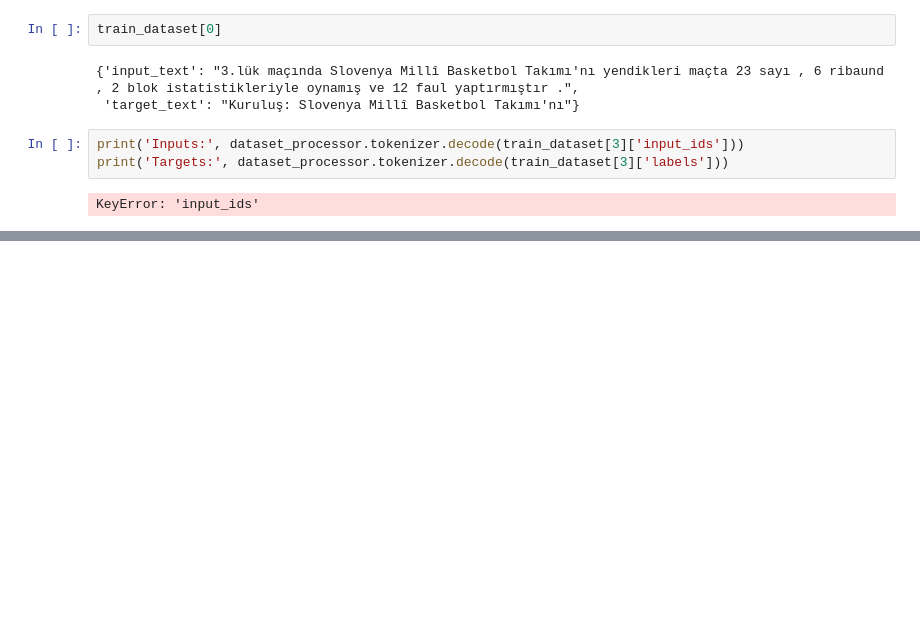
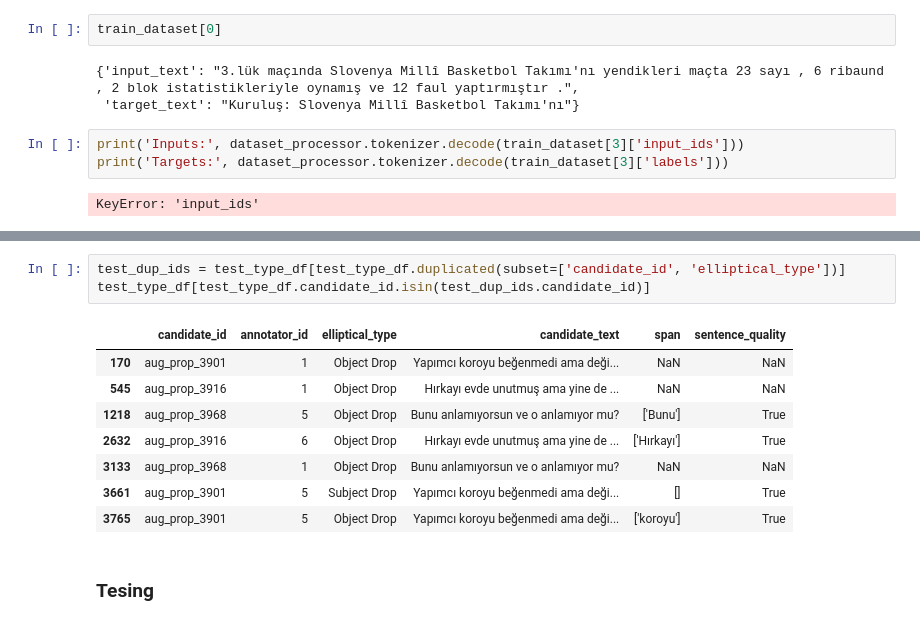
Before and after one commit to karahan-sahin/ellipsis-tr, a Jupyter notebook: main.ipynb, the cells around one changed output, grey strips where cells are left out. Saved outputs shown, nothing was run; the diff lists cells and outputs as text; blank space fills up the shorter version.

```diff
--- a/main.ipynb
+++ b/main.ipynb
@@ -804,0 +826,14 @@ KeyError: 'input_ids'
+# %%
+test_dup_ids = test_type_df[test_type_df.duplicated(subset=['candidate_id', 'elliptical_type'])]
+test_type_df[test_type_df.candidate_id.isin(test_dup_ids.candidate_id)]
+# %% [output]
+|  | candidate_id | annotator_id | elliptical_type | candidate_text | span | sentence_quality |
+| 170 | aug_prop_3901 | 1 | Object Drop | Yapımcı koroyu beğenmedi ama deği... | NaN | NaN |
+| 545 | aug_prop_3916 | 1 | Object Drop | Hırkayı evde unutmuş ama yine de ... | NaN | NaN |
+| 1218 | aug_prop_3968 | 5 | Object Drop | Bunu anlamıyorsun ve o anlamıyor mu? | ['Bunu'] | True |
+| 2632 | aug_prop_3916 | 6 | Object Drop | Hırkayı evde unutmuş ama yine de ... | ['Hırkayı'] | True |
+| 3133 | aug_prop_3968 | 1 | Object Drop | Bunu anlamıyorsun ve o anlamıyor mu? | NaN | NaN |
+| 3661 | aug_prop_3901 | 5 | Subject Drop | Yapımcı koroyu beğenmedi ama deği... | [] | True |
+| 3765 | aug_prop_3901 | 5 | Object Drop | Yapımcı koroyu beğenmedi ama deği... | ['koroyu'] | True |
+# %% [markdown]
+### Tesing
```
Also changed, not shown: parts of 9 cells of this notebook, 15 other files.
